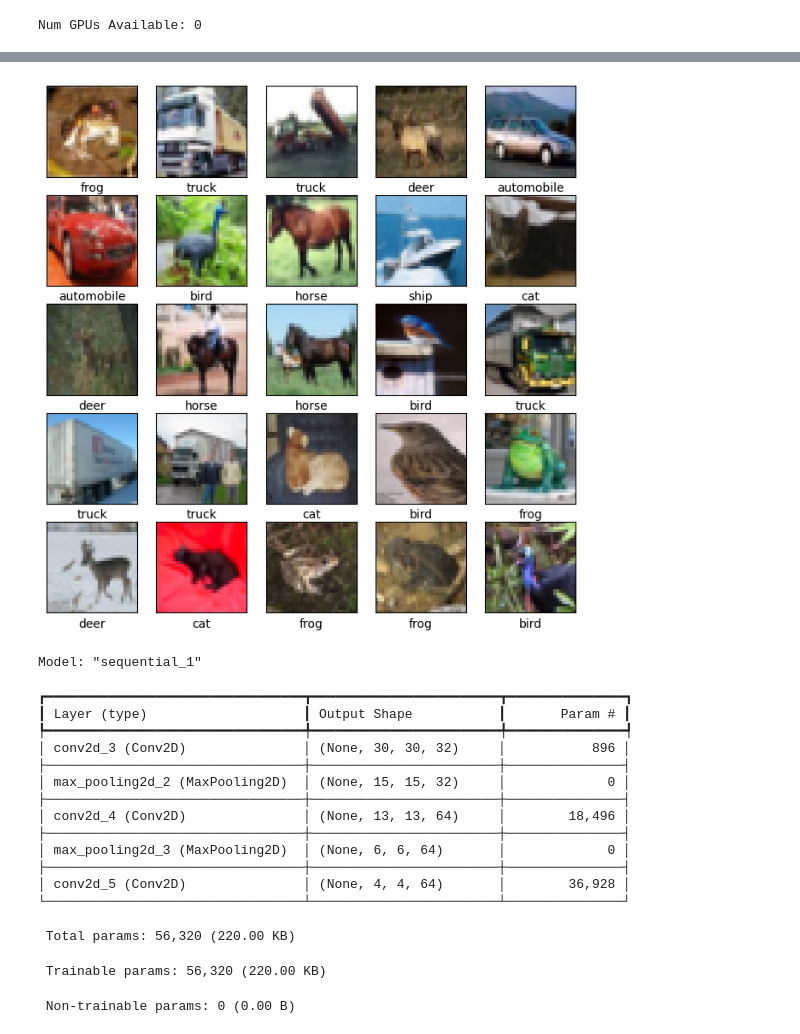
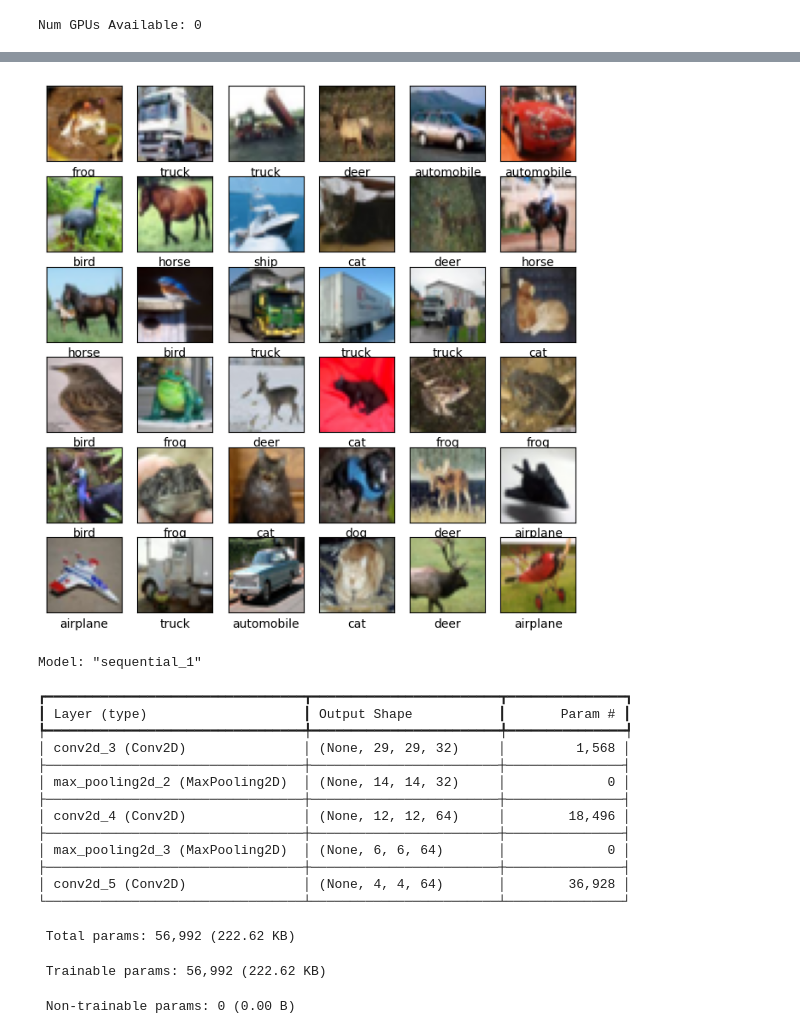
Before and after one commit to yuchild/magnimind_hw, a Jupyter notebook: cnn_playground.ipynb, the cells around one changed output, grey strips where cells are left out. Saved outputs shown, nothing was run; the diff lists cells and outputs as text; code cells hidden in the pictures.

```diff
--- a/cnn_playground.ipynb
+++ b/cnn_playground.ipynb
@@ -28,23 +25,23 @@ Downloading data from https://www.cs.toronto.edu/~kriz/cifar-10-python.tar.gz
 # %%
 class_names = ['airplane', 'automobile', 'bird', 'cat', 'deer',
                'dog', 'frog', 'horse', 'ship', 'truck']
 
 plt.figure(figsize=(8,8))
-for i in range(25):
-    plt.subplot(5,5,i+1)
+for i in range(36):
+    plt.subplot(6,6,i+1)
     plt.xticks([])
     plt.yticks([])
     plt.grid(False)
     plt.imshow(train_images[i])
     # The CIFAR labels happen to be arrays,
     #which is why we need the extra index
     plt.xlabel(class_names[train_labels[i][0]])
 plt.show()
 # %% [output]
-[figure, old version]
+[figure, new version]
 # %%
 model = models.Sequential()
-model.add(layers.Conv2D(32, (3, 3), activation='relu', input_shape=(32, 32, 3)))
+model.add(layers.Conv2D(32, (4, 4), activation='relu', input_shape=(32, 32, 3)))
 model.add(layers.MaxPooling2D((2, 2)))
 model.add(layers.Conv2D(64, (3, 3), activation='relu'))
 model.add(layers.MaxPooling2D((2, 2)))
@@ -55,18 +52,18 @@ Model: "sequential_1"
 ┏━━━━━━━━━━━━━━━━━━━━━━━━━━━━━━━━━┳━━━━━━━━━━━━━━━━━━━━━━━━┳━━━━━━━━━━━━━━━┓
 ┃ Layer (type)                    ┃ Output Shape           ┃       Param # ┃
 ┡━━━━━━━━━━━━━━━━━━━━━━━━━━━━━━━━━╇━━━━━━━━━━━━━━━━━━━━━━━━╇━━━━━━━━━━━━━━━┩
-│ conv2d_3 (Conv2D)               │ (None, 30, 30, 32)     │           896 │
+│ conv2d_3 (Conv2D)               │ (None, 29, 29, 32)     │         1,568 │
 ├─────────────────────────────────┼────────────────────────┼───────────────┤
-│ max_pooling2d_2 (MaxPooling2D)  │ (None, 15, 15, 32)     │             0 │
+│ max_pooling2d_2 (MaxPooling2D)  │ (None, 14, 14, 32)     │             0 │
 ├─────────────────────────────────┼────────────────────────┼───────────────┤
-│ conv2d_4 (Conv2D)               │ (None, 13, 13, 64)     │        18,496 │
+│ conv2d_4 (Conv2D)               │ (None, 12, 12, 64)     │        18,496 │
 ├─────────────────────────────────┼────────────────────────┼───────────────┤
 │ max_pooling2d_3 (MaxPooling2D)  │ (None, 6, 6, 64)       │             0 │
 ├─────────────────────────────────┼────────────────────────┼───────────────┤
 │ conv2d_5 (Conv2D)               │ (None, 4, 4, 64)       │        36,928 │
 └─────────────────────────────────┴────────────────────────┴───────────────┘
- Total params: 56,320 (220.00 KB)
+ Total params: 56,992 (222.62 KB)
- Trainable params: 56,320 (220.00 KB)
+ Trainable params: 56,992 (222.62 KB)
  Non-trainable params: 0 (0.00 B)
 # %%
 model.add(layers.Flatten())
```
Also changed, not shown: parts of 5 cells of this notebook, 1 other file.
